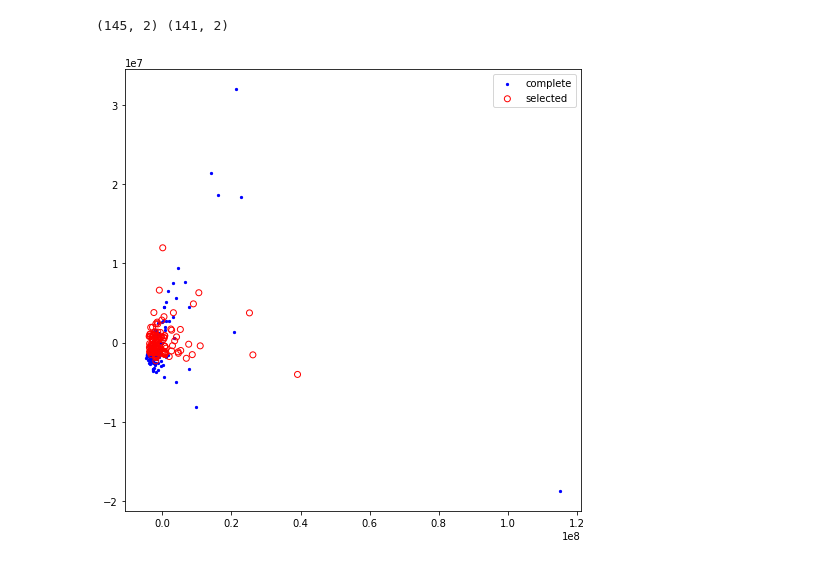
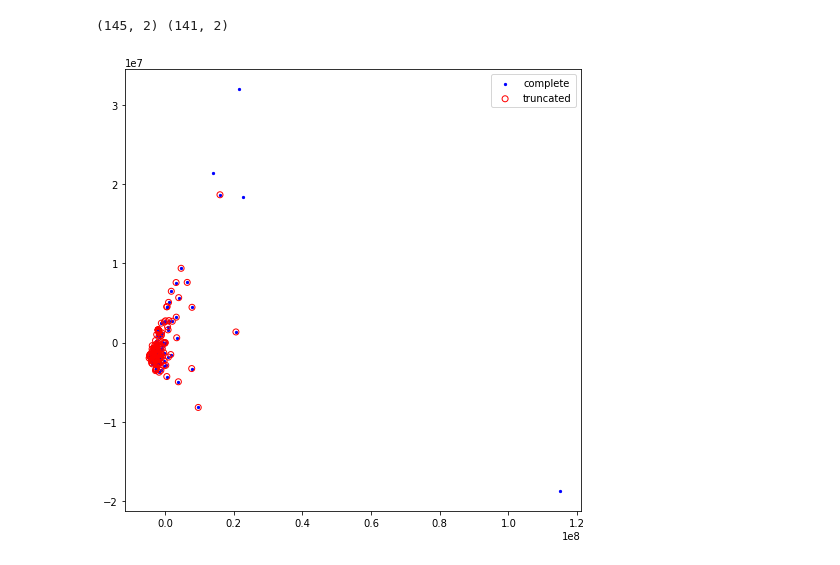
Before and after one commit to trnoriega/enron-data-classifier, a Jupyter notebook: outlier_removal.ipynb, the cells around one changed output. Saved outputs shown, nothing was run; the diff lists cells and outputs as text; code cells hidden in the pictures.

Commit message:
Replace truncation by numbers of outliers to remove instead of threshold, also improve graph to show approach is working

```diff
--- a/outlier_removal.ipynb
+++ b/outlier_removal.ipynb
@@ -56,17 +56,25 @@ def make_features_labels(dataset, feature_names, remove_nan=False):
     return features, labels
 
 class IsolationForestTransformer(IsolationForest, TransformerMixin):
-    def __init__(self, anomaly_threshold=None, **kwargs):
-        self.anomaly_threshold = anomaly_threshold
+    def __init__(self, num_to_remove=None, **kwargs):
+        self.num_to_remove = num_to_remove
         super(IsolationForestTransformer, self).__init__(**kwargs)
 
-    def get_anomaly_threshold(self):
-        return self.anomaly_threshold
+    def get_num_to_remove(self):
+        return self.num_to_remove
 
     def transform(self, X):
         scores = self.decision_function(X)
-        non_outlier_mask = scores > self.get_anomaly_threshold()
-        return X[non_outlier_mask]
+
+        try:
+            start = self.get_num_to_remove()
+        except AttributeError:
+            print 'num_to_remove was not provided'
+
+        idxs = np.argsort(scores)
+
+        # returns X minus the features with the lowest anomaly scores
+        return X[idxs[start:],:]
 # %% [markdown]
 ### Get necessary data from [imputing_data](imputing_data.ipynb)
 # %%
@@ -156,25 +164,24 @@ scatter_plotter(selected_dict_list, rows_columns=(2,2), figsize=(10,10))
 # %% [output]
 [figure]
 # %%
-clf = IsolationForestTransformer(anomaly_threshold=-0.1,
+clf = IsolationForestTransformer(num_to_remove=4,
                                  contamination=0.02,
                                  random_state = 42)
+pca = PCA(n_components=2)
 X = imputer_dict['mean'][0]
-X_transformed = clf.fit_transform(X)
-pca = PCA(n_components=2)
 X_pca = pca.fit_transform(X)
-X_transformed_pca = pca.fit_transform(X_transformed)
-print X_pca.shape, X_transformed_pca.shape
+X_pca_truncated = clf.fit_transform(X_pca)
+print X_pca.shape, X_pca_truncated.shape
 # %% [output]
 (145, 2) (141, 2)
 # %%
 plt.close('all')
 fig = plt.figure(figsize=(7,7), tight_layout= True)
 ax = fig.gca()
 ax.scatter(X_pca[:,0], X_pca[:,1], color='b', s=5, label='complete')
-ax.scatter(X_transformed_pca[:,0], X_transformed_pca[:,1],
-           facecolors='none', edgecolors='r', label='selected')
+ax.scatter(X_pca_truncated[:,0], X_pca_truncated[:,1],
+           facecolors='none', edgecolors='r', label='truncated')
 ax.legend()
 plt.show()
 # %% [output]
-[figure, old version]
+[figure, new version]
```
